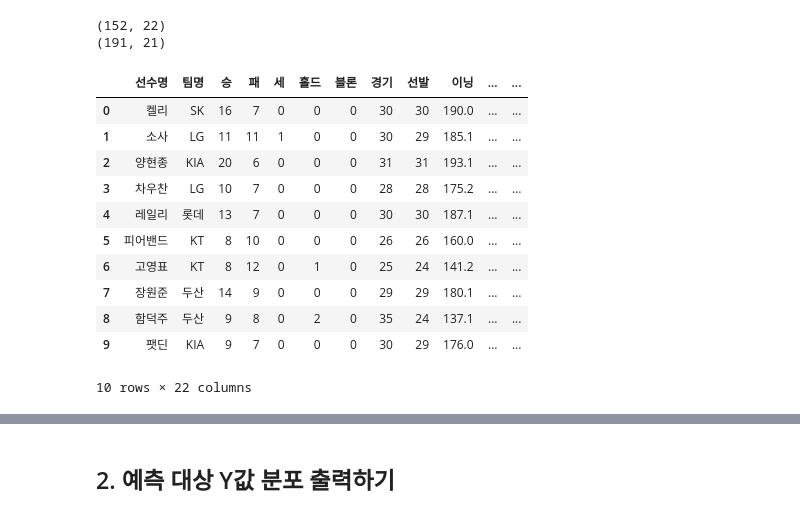
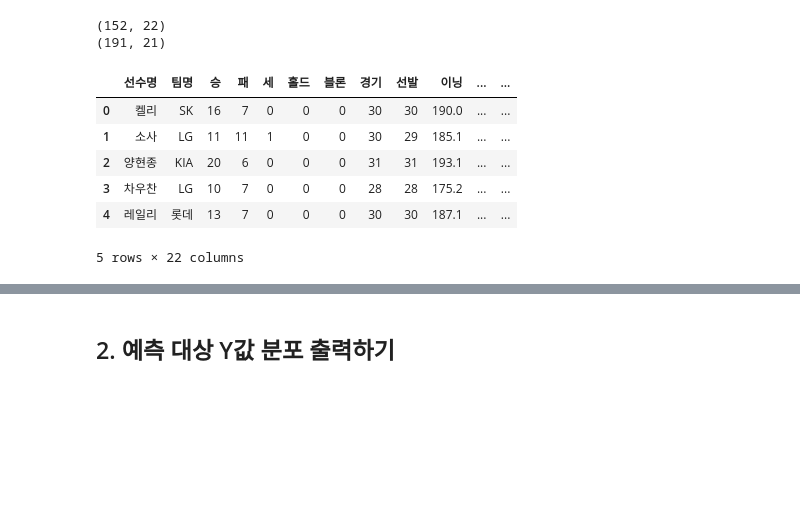
Before and after one commit to gyrud02/python_study, a Jupyter notebook: 14주차.ipynb, the cells around one changed output, grey strips where cells are left out. Cells and saved outputs as stored; diff of their text form; code cells hidden in the pictures; blank space fills up the shorter version.

```diff
--- a/14주차.ipynb
+++ b/14주차.ipynb
@@ -31,20 +31,15 @@ print(batter.shape)
 (152, 22)
 (191, 21)
 # %%
-picher.head(10)
+picher.head(5)
 # %% [output]
 |  | 선수명 | 팀명 | 승 | 패 | 세 | 홀드 | 블론 | 경기 | 선발 | 이닝 | ... | ... |
 | 0 | 켈리 | SK | 16 | 7 | 0 | 0 | 0 | 30 | 30 | 190.0 | ... | ... |
 | 1 | 소사 | LG | 11 | 11 | 1 | 0 | 0 | 30 | 29 | 185.1 | ... | ... |
 | 2 | 양현종 | KIA | 20 | 6 | 0 | 0 | 0 | 31 | 31 | 193.1 | ... | ... |
 | 3 | 차우찬 | LG | 10 | 7 | 0 | 0 | 0 | 28 | 28 | 175.2 | ... | ... |
 | 4 | 레일리 | 롯데 | 13 | 7 | 0 | 0 | 0 | 30 | 30 | 187.1 | ... | ... |
-| 5 | 피어밴드 | KT | 8 | 10 | 0 | 0 | 0 | 26 | 26 | 160.0 | ... | ... |
-| 6 | 고영표 | KT | 8 | 12 | 0 | 1 | 0 | 25 | 24 | 141.2 | ... | ... |
-| 7 | 장원준 | 두산 | 14 | 9 | 0 | 0 | 0 | 29 | 29 | 180.1 | ... | ... |
-| 8 | 함덕주 | 두산 | 9 | 8 | 0 | 2 | 0 | 35 | 24 | 137.1 | ... | ... |
-| 9 | 팻딘 | KIA | 9 | 7 | 0 | 0 | 0 | 30 | 29 | 176.0 | ... | ... |
-10 rows × 22 columns
+5 rows × 22 columns
 # %%
 picher.info()
 # %% [output]
```
Also changed, not shown: parts of 31 cells of this notebook.
